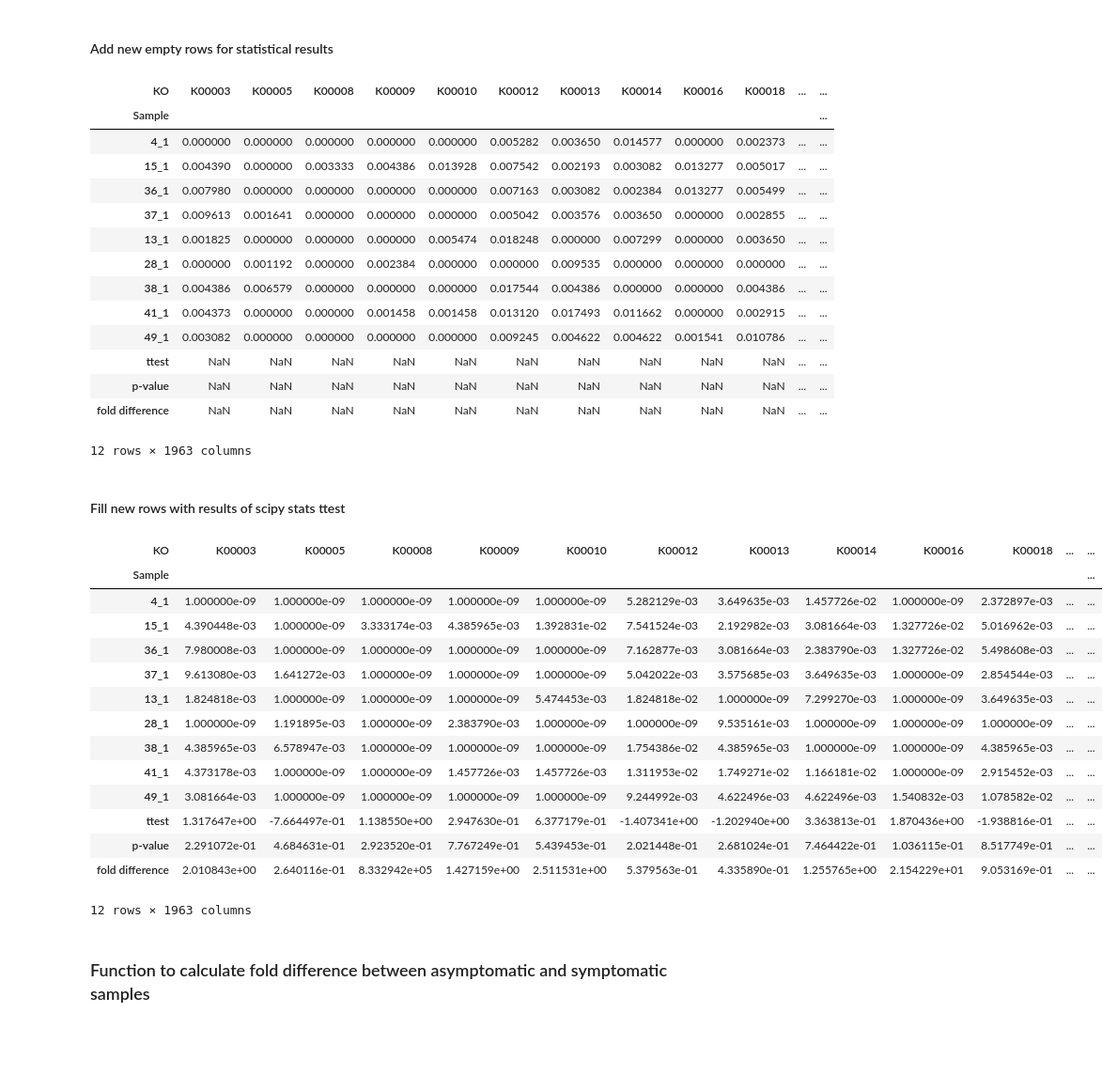
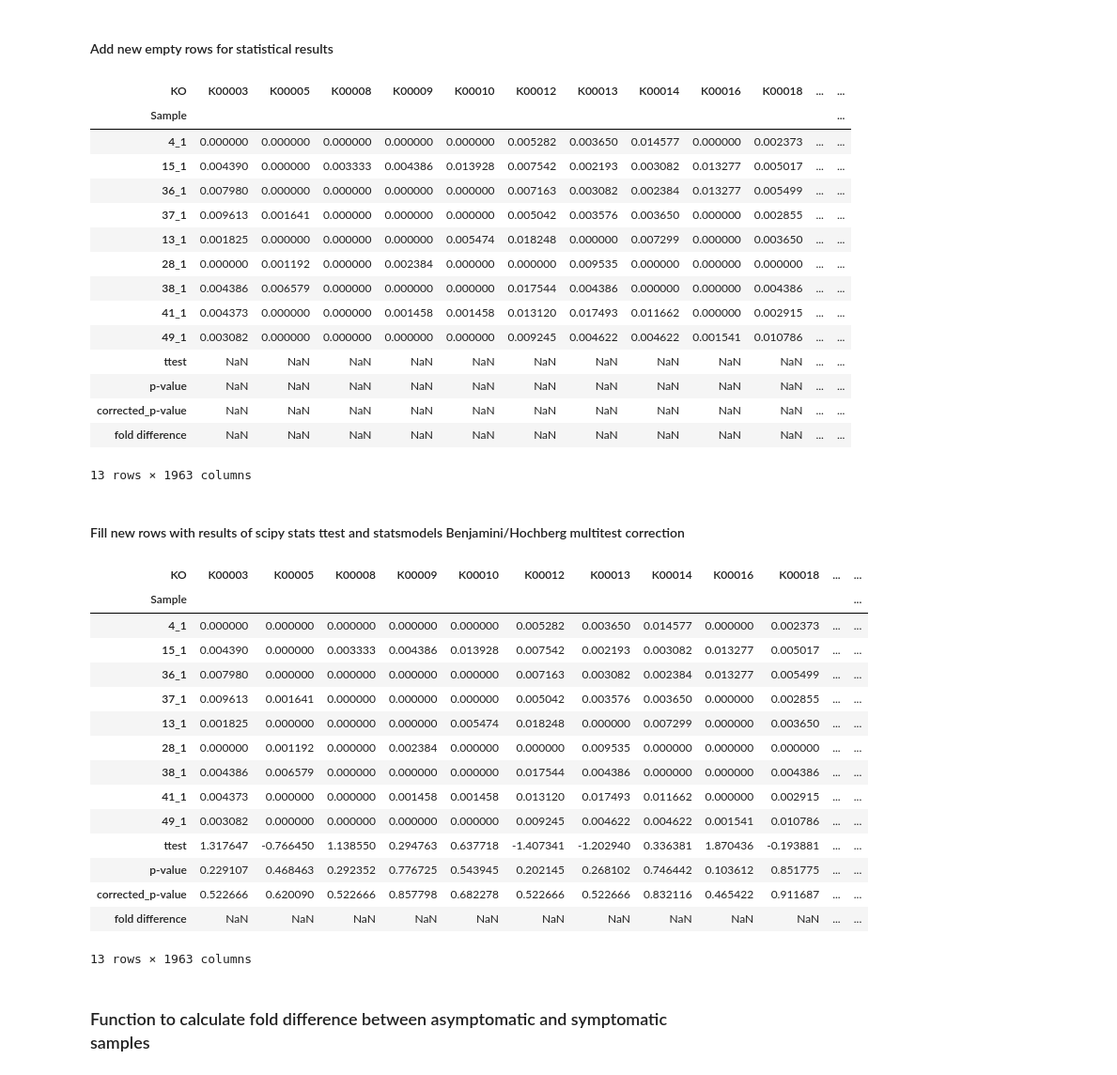
Before and after one commit to nvpatin/Norovirus_manuscript, a Jupyter notebook: KOs_signifdiff_heatmap.ipynb, the cells around one changed output. Shown at 94% size. Drawn from its saved outputs; the diff is of its cells as text; code cells hidden in the pictures; blank space fills up the shorter version.

Commit message:
Added a Benjamini/Hochberg multiple test correction to determine signifincantly different KOs

```diff
--- a/KOs_signifdiff_heatmap.ipynb
+++ b/KOs_signifdiff_heatmap.ipynb
@@ -8,10 +10,10 @@ from scipy import stats
 # %% [markdown]
 ## Import file of KOs, associated categories, and normalized read counts
 # %%
-os.chdir('/Users/npatin3/Dropbox (GaTech)/Norovirus/Annotation/kofamscan/Assemblies/Asymp_vs_symp')
-path = "Asymp_vs_symp_KOs_readcounts.csv"
+os.chdir('/Users/npatin3/Desktop/GTPostdoc/Noro_Assemblies/Asymp_vs_symp')
+path = "Asymp_vs_symp_KOs_readcounts.txt"
 # %%
-kos = pd.read_csv(path, header=0)
+kos = pd.read_csv(path, header=0, sep=',')
 kos.head()
 # %% [output]
 |  | Group | Subgroup | Subgroup2 | KO | Function | ReadCounts | Sample | GE | ReadCounts_Norm | ... |
@@ -94,6 +96,7 @@ df3.head()
 # %%
 df4 = df3.append(pd.Series(name='ttest'))
 df4 = df4.append(pd.Series(name='p-value'))
+df4 = df4.append(pd.Series(name='corrected_p-value'))
 df4 = df4.append(pd.Series(name='fold difference'))
 df4
 # %% [output]
@@ -110,30 +113,33 @@ df4
 | 49_1 | 0.003082 | 0.000000 | 0.000000 | 0.000000 | 0.000000 | 0.009245 | 0.004622 | 0.004622 | 0.001541 | 0.010786 | ... | ... |
 | ttest | NaN | NaN | NaN | NaN | NaN | NaN | NaN | NaN | NaN | NaN | ... | ... |
 | p-value | NaN | NaN | NaN | NaN | NaN | NaN | NaN | NaN | NaN | NaN | ... | ... |
+| corrected_p-value | NaN | NaN | NaN | NaN | NaN | NaN | NaN | NaN | NaN | NaN | ... | ... |
 | fold difference | NaN | NaN | NaN | NaN | NaN | NaN | NaN | NaN | NaN | NaN | ... | ... |
-12 rows × 1963 columns
+13 rows × 1963 columns
 # %% [markdown]
-#### Fill new rows with results of scipy stats ttest
+#### Fill new rows with results of scipy stats ttest and statsmodels Benjamini/Hochberg multitest correction
 # %%
 df4.iloc[9] = np.array(stats.ttest_ind(df4.iloc[:4, :], df4.iloc[4:9, :], axis=0, equal_var=True))[0]
 df4.iloc[10] = np.array(stats.ttest_ind(df4.iloc[:4, :], df4.iloc[4:9, :], axis=0, equal_var=True))[1]
+df4.iloc[11] = fdrcorrection(df4.iloc[10], alpha=0.1, method='indep')[1]
 df4
 # %% [output]
 | KO | K00003 | K00005 | K00008 | K00009 | K00010 | K00012 | K00013 | K00014 | K00016 | K00018 | ... | ... |
 | Sample |  |  |  |  |  |  |  |  |  |  |  | ... |
-| 4_1 | 1.000000e-09 | 1.000000e-09 | 1.000000e-09 | 1.000000e-09 | 1.000000e-09 | 5.282129e-03 | 3.649635e-03 | 1.457726e-02 | 1.000000e-09 | 2.372897e-03 | ... | ... |
-| 15_1 | 4.390448e-03 | 1.000000e-09 | 3.333174e-03 | 4.385965e-03 | 1.392831e-02 | 7.541524e-03 | 2.192982e-03 | 3.081664e-03 | 1.327726e-02 | 5.016962e-03 | ... | ... |
-| 36_1 | 7.980008e-03 | 1.000000e-09 | 1.000000e-09 | 1.000000e-09 | 1.000000e-09 | 7.162877e-03 | 3.081664e-03 | 2.383790e-03 | 1.327726e-02 | 5.498608e-03 | ... | ... |
-| 37_1 | 9.613080e-03 | 1.641272e-03 | 1.000000e-09 | 1.000000e-09 | 1.000000e-09 | 5.042022e-03 | 3.575685e-03 | 3.649635e-03 | 1.000000e-09 | 2.854544e-03 | ... | ... |
-| 13_1 | 1.824818e-03 | 1.000000e-09 | 1.000000e-09 | 1.000000e-09 | 5.474453e-03 | 1.824818e-02 | 1.000000e-09 | 7.299270e-03 | 1.000000e-09 | 3.649635e-03 | ... | ... |
-| 28_1 | 1.000000e-09 | 1.191895e-03 | 1.000000e-09 | 2.383790e-03 | 1.000000e-09 | 1.000000e-09 | 9.535161e-03 | 1.000000e-09 | 1.000000e-09 | 1.000000e-09 | ... | ... |
-| 38_1 | 4.385965e-03 | 6.578947e-03 | 1.000000e-09 | 1.000000e-09 | 1.000000e-09 | 1.754386e-02 | 4.385965e-03 | 1.000000e-09 | 1.000000e-09 | 4.385965e-03 | ... | ... |
-| 41_1 | 4.373178e-03 | 1.000000e-09 | 1.000000e-09 | 1.457726e-03 | 1.457726e-03 | 1.311953e-02 | 1.749271e-02 | 1.166181e-02 | 1.000000e-09 | 2.915452e-03 | ... | ... |
-| 49_1 | 3.081664e-03 | 1.000000e-09 | 1.000000e-09 | 1.000000e-09 | 1.000000e-09 | 9.244992e-03 | 4.622496e-03 | 4.622496e-03 | 1.540832e-03 | 1.078582e-02 | ... | ... |
-| ttest | 1.317647e+00 | -7.664497e-01 | 1.138550e+00 | 2.947630e-01 | 6.377179e-01 | -1.407341e+00 | -1.202940e+00 | 3.363813e-01 | 1.870436e+00 | -1.938816e-01 | ... | ... |
-| p-value | 2.291072e-01 | 4.684631e-01 | 2.923520e-01 | 7.767249e-01 | 5.439453e-01 | 2.021448e-01 | 2.681024e-01 | 7.464422e-01 | 1.036115e-01 | 8.517749e-01 | ... | ... |
-| fold difference | 2.010843e+00 | 2.640116e-01 | 8.332942e+05 | 1.427159e+00 | 2.511531e+00 | 5.379563e-01 | 4.335890e-01 | 1.255765e+00 | 2.154229e+01 | 9.053169e-01 | ... | ... |
+| 4_1 | 0.000000 | 0.000000 | 0.000000 | 0.000000 | 0.000000 | 0.005282 | 0.003650 | 0.014577 | 0.000000 | 0.002373 | ... | ... |
+| 15_1 | 0.004390 | 0.000000 | 0.003333 | 0.004386 | 0.013928 | 0.007542 | 0.002193 | 0.003082 | 0.013277 | 0.005017 | ... | ... |
+| 36_1 | 0.007980 | 0.000000 | 0.000000 | 0.000000 | 0.000000 | 0.007163 | 0.003082 | 0.002384 | 0.013277 | 0.005499 | ... | ... |
+| 37_1 | 0.009613 | 0.001641 | 0.000000 | 0.000000 | 0.000000 | 0.005042 | 0.003576 | 0.003650 | 0.000000 | 0.002855 | ... | ... |
+| 13_1 | 0.001825 | 0.000000 | 0.000000 | 0.000000 | 0.005474 | 0.018248 | 0.000000 | 0.007299 | 0.000000 | 0.003650 | ... | ... |
+| 28_1 | 0.000000 | 0.001192 | 0.000000 | 0.002384 | 0.000000 | 0.000000 | 0.009535 | 0.000000 | 0.000000 | 0.000000 | ... | ... |
+| 38_1 | 0.004386 | 0.006579 | 0.000000 | 0.000000 | 0.000000 | 0.017544 | 0.004386 | 0.000000 | 0.000000 | 0.004386 | ... | ... |
+| 41_1 | 0.004373 | 0.000000 | 0.000000 | 0.001458 | 0.001458 | 0.013120 | 0.017493 | 0.011662 | 0.000000 | 0.002915 | ... | ... |
+| 49_1 | 0.003082 | 0.000000 | 0.000000 | 0.000000 | 0.000000 | 0.009245 | 0.004622 | 0.004622 | 0.001541 | 0.010786 | ... | ... |
+| ttest | 1.317647 | -0.766450 | 1.138550 | 0.294763 | 0.637718 | -1.407341 | -1.202940 | 0.336381 | 1.870436 | -0.193881 | ... | ... |
+| p-value | 0.229107 | 0.468463 | 0.292352 | 0.776725 | 0.543945 | 0.202145 | 0.268102 | 0.746442 | 0.103612 | 0.851775 | ... | ... |
+| corrected_p-value | 0.522666 | 0.620090 | 0.522666 | 0.857798 | 0.682278 | 0.522666 | 0.522666 | 0.832116 | 0.465422 | 0.911687 | ... | ... |
+| fold difference | NaN | NaN | NaN | NaN | NaN | NaN | NaN | NaN | NaN | NaN | ... | ... |
-12 rows × 1963 columns
+13 rows × 1963 columns
 # %% [markdown]
 ### Function to calculate fold difference between asymptomatic and symptomatic samples
 # %%
```
Also changed, not shown: parts of 21 cells of this notebook.
